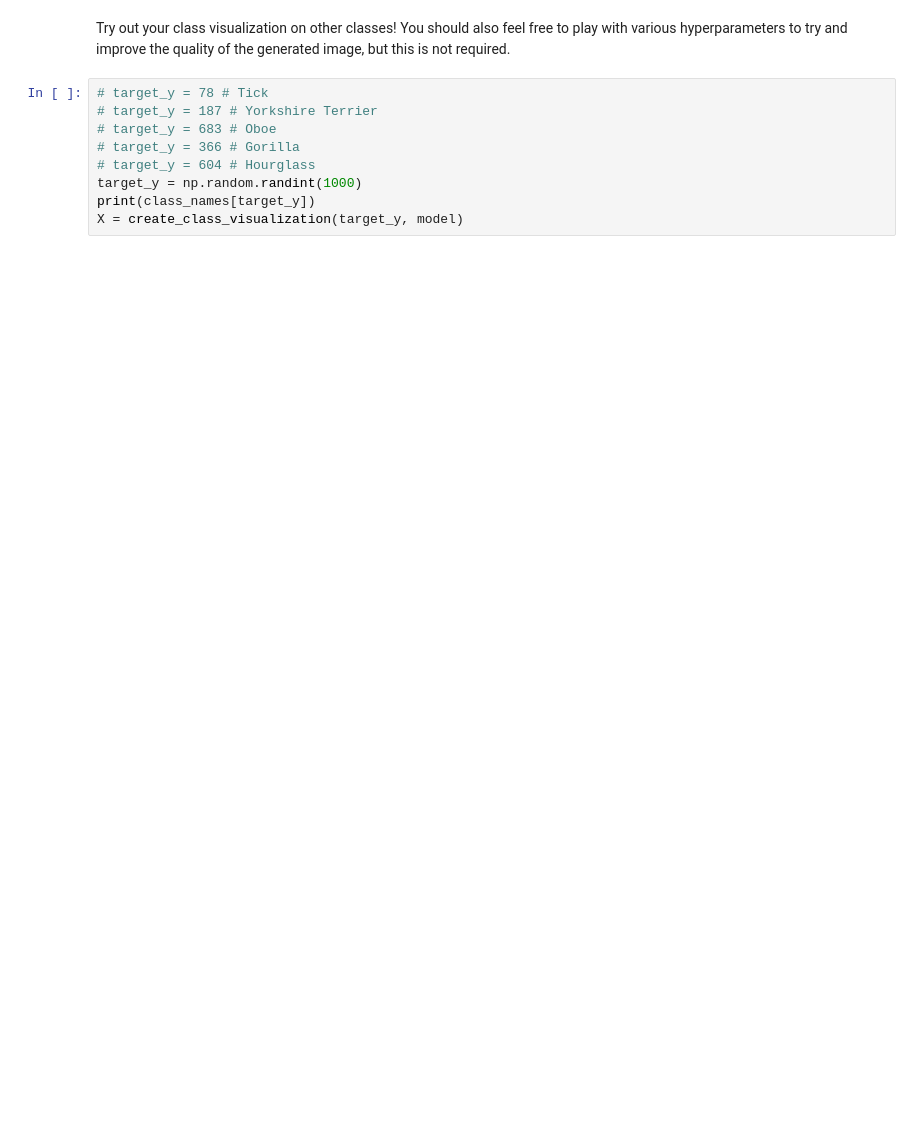
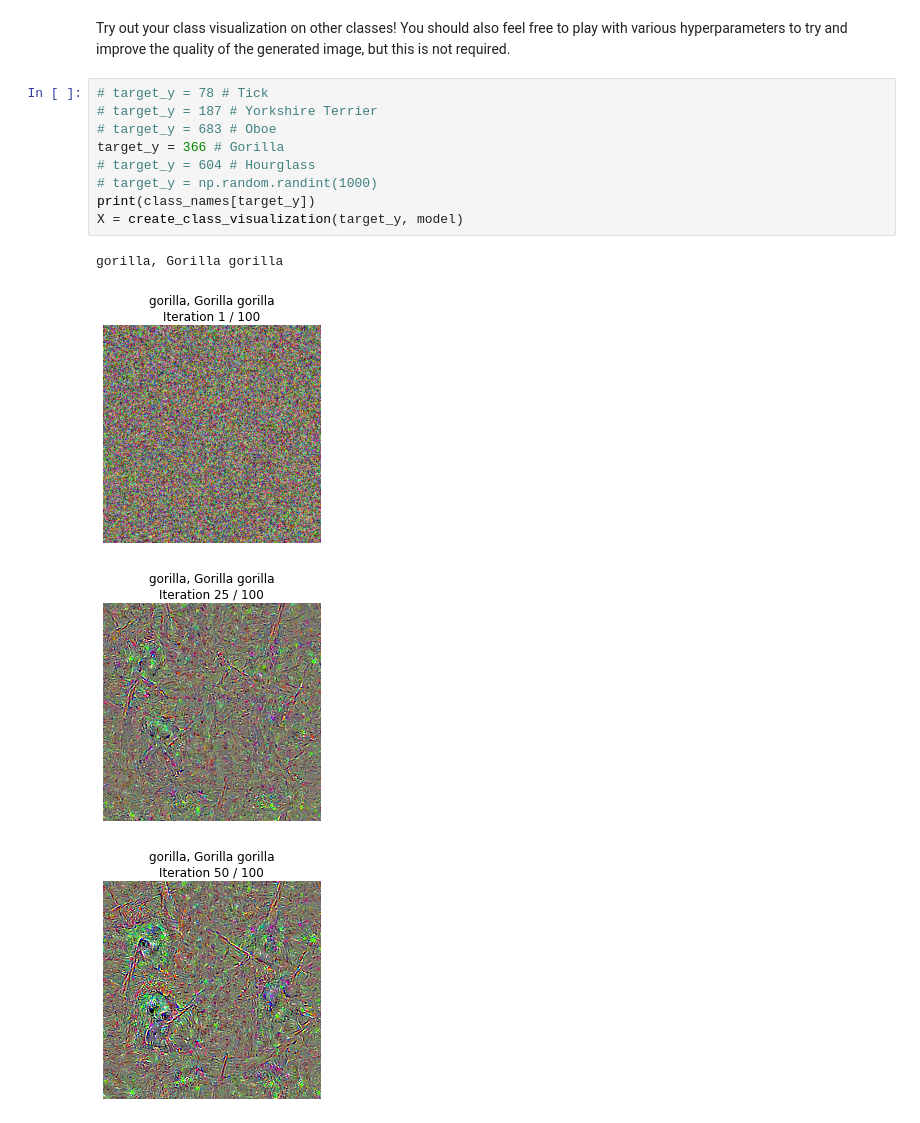
Before and after one commit to fazerlicourice7/cs182_hw2_student, a Jupyter notebook: NetworkVisualization.ipynb, the cells around one changed output. Saved outputs shown, nothing was run; the diff lists cells and outputs as text; blank space fills up the shorter version.

```diff
--- a/NetworkVisualization.ipynb
+++ b/NetworkVisualization.ipynb
@@ -356,9 +362,14 @@ Try out your class visualization on other classes! You should also feel free to
 # %%
 # target_y = 78 # Tick
 # target_y = 187 # Yorkshire Terrier
 # target_y = 683 # Oboe
-# target_y = 366 # Gorilla
+target_y = 366 # Gorilla
 # target_y = 604 # Hourglass
-target_y = np.random.randint(1000)
+# target_y = np.random.randint(1000)
 print(class_names[target_y])
 X = create_class_visualization(target_y, model)
+# %% [output]
+gorilla, Gorilla gorilla
+[figure, added]
+[figure, added]
+[figure, added]
```
Also changed, not shown: parts of 2 cells of this notebook, 3 other files.
